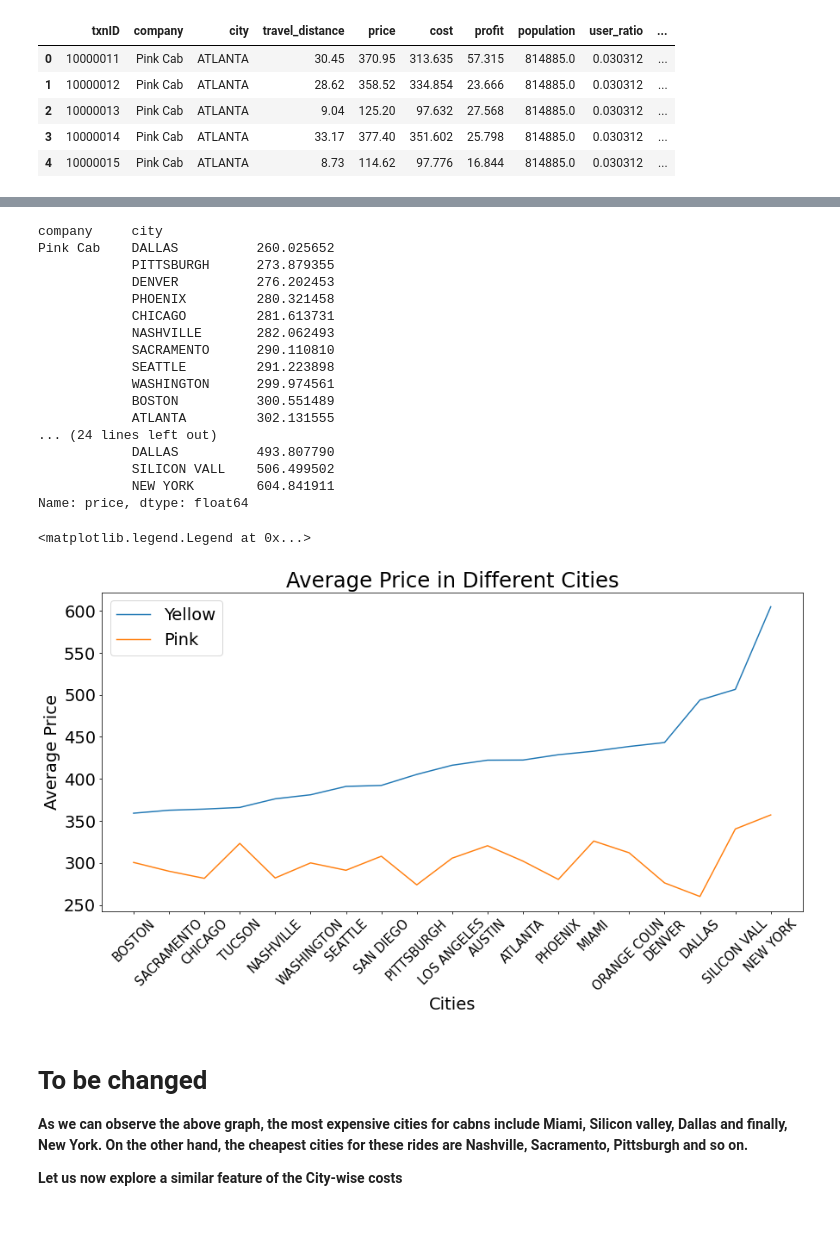
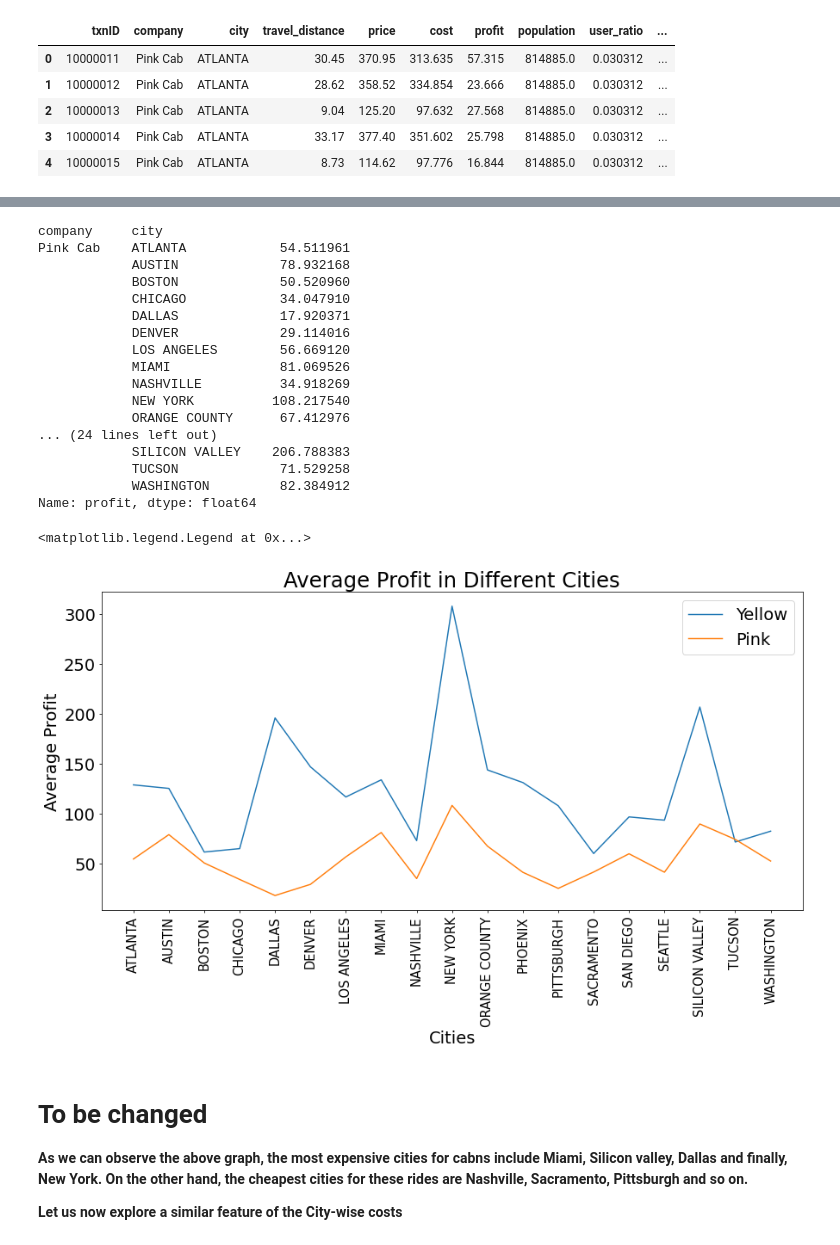
Before and after one commit to udbhavbalaji/G2M-Cab-Industry, a Jupyter notebook: EDA for G2M Cab Industry.ipynb, the cells around one changed output, grey strips where cells are left out. Cells and saved outputs as stored; diff of their text form; code cells hidden in the pictures.

Commit message:
Further EDA performed
Calculated line plots for profit, price and cost for each city.

```diff
--- a/EDA for G2M Cab Industry.ipynb
+++ b/EDA for G2M Cab Industry.ipynb
@@ -356,37 +382,37 @@ __Let us explore some features that might give us some useful insights. Question
 # %%
-avg_price_by_city = master.groupby(['company','city']).price.mean().sort_values()
-avg_price_by_city
+avg_profit_by_city = master.groupby(['company','city']).profit.mean()
+avg_profit_by_city
 # %% [output]
 company     city
-Pink Cab    DALLAS          260.025652
-            PITTSBURGH      273.879355
-            DENVER          276.202453
-            PHOENIX         280.321458
-            CHICAGO         281.613731
-            NASHVILLE       282.062493
-            SACRAMENTO      290.110810
-            SEATTLE         291.223898
-            WASHINGTON      299.974561
-            BOSTON          300.551489
-            ATLANTA         302.131555
+Pink Cab    ATLANTA            54.511961
+            AUSTIN             78.932168
+            BOSTON             50.520960
+            CHICAGO            34.047910
+            DALLAS             17.920371
+            DENVER             29.114016
+            LOS ANGELES        56.669120
+            MIAMI              81.069526
+            NASHVILLE          34.918269
+            NEW YORK          108.217540
+            ORANGE COUNTY      67.412976
 ... (24 lines left out)
-            DALLAS          493.807790
-            SILICON VALL    506.499502
-            NEW YORK        604.841911
-Name: price, dtype: float64
+            SILICON VALLEY    206.788383
+            TUCSON             71.529258
+            WASHINGTON         82.384912
+Name: profit, dtype: float64
 # %%
 plt.figure(figsize=(15, 7), dpi=70)
-plt.xticks(rotation=45, fontsize=15)
+plt.xticks(rotation=90, fontsize=15)
 plt.yticks(fontsize=20)
 plt.xlabel('Cities', fontsize=20)
-plt.ylabel('Average Price', fontsize=20)
-plt.title('Average Price in Different Cities', fontsize=25)
-sns.lineplot(data=avg_price_by_city['Yellow Cab'], sort=True)
-sns.lineplot(data=avg_price_by_city['Pink Cab'], sort=True)
+plt.ylabel('Average Profit', fontsize=20)
+plt.title('Average Profit in Different Cities', fontsize=25)
+sns.lineplot(data=avg_profit_by_city['Yellow Cab'], sort=True)
+sns.lineplot(data=avg_profit_by_city['Pink Cab'], sort=True)
 plt.legend(['Yellow','Pink'], prop={'size':20}, fontsize=15)
 # %% [output]
 <matplotlib.legend.Legend at 0x...>
-[figure, old version]
+[figure, new version]
 # %% [markdown]
 # To be changed
 __As we can observe the above graph, the most expensive cities for cabns include Miami, Silicon valley, Dallas and finally, New York. On the other hand, the cheapest cities for these rides are Nashville, Sacramento, Pittsburgh and so on.__
```
Also changed, not shown: parts of 8 cells of this notebook.
